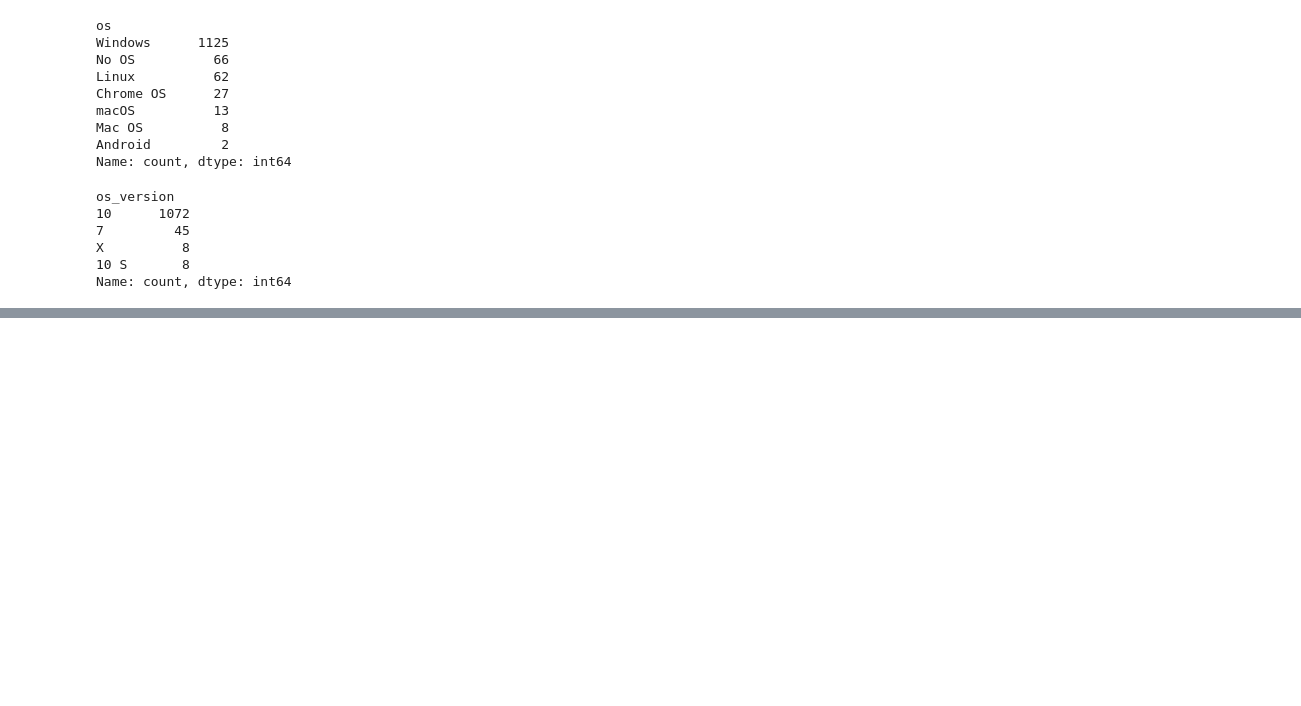
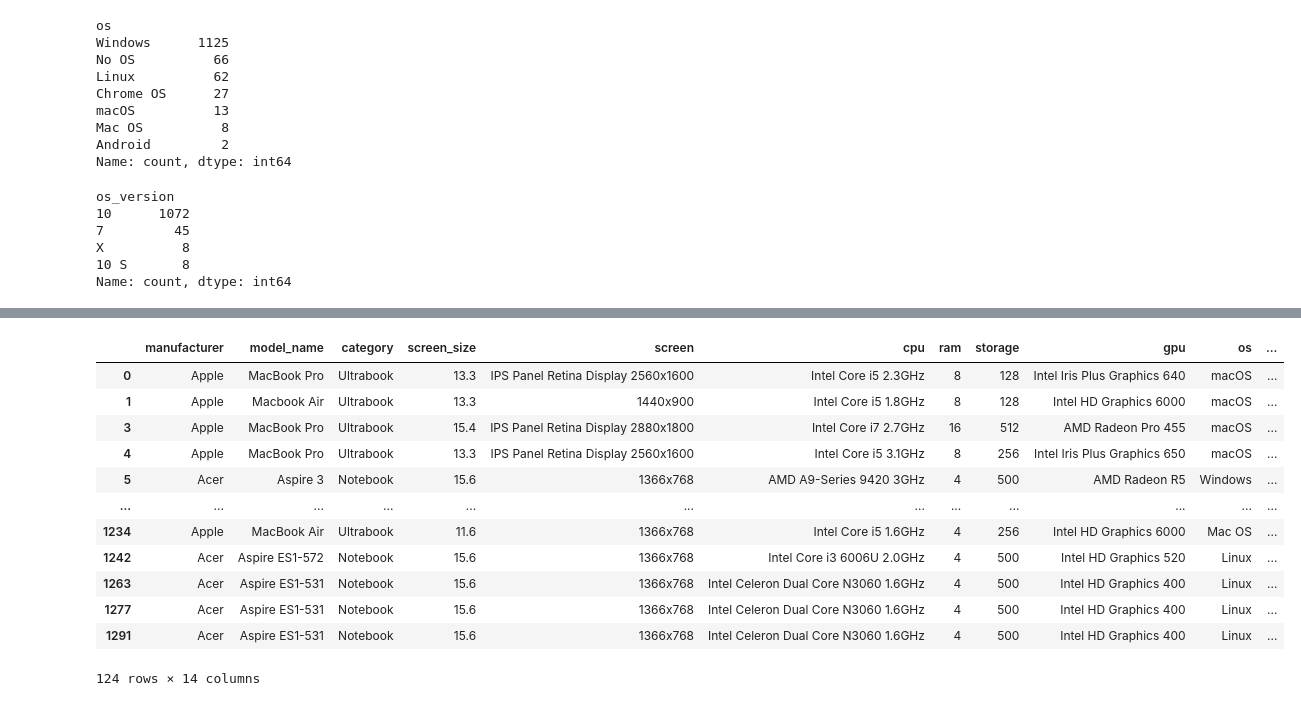
Before and after one commit to ChiragAgrawal12/Project_AU, a Jupyter notebook: Pandas/Laptop.ipynb, the cells around one changed output, grey strips where cells are left out. Cells and saved outputs as stored; diff of their text form; code cells hidden in the pictures; blank space fills up the shorter version.

```diff
--- a/Pandas/Laptop.ipynb
+++ b/Pandas/Laptop.ipynb
@@ -318,0 +472,16 @@ Name: count, dtype: int64
+# %%
+df[df['manufacturer'].isin(['Apple','Acer'])]
+# %% [output]
+|  | manufacturer | model_name | category | screen_size | screen | cpu | ram | storage | gpu | os | ... |
+| 0 | Apple | MacBook Pro | Ultrabook | 13.3 | IPS Panel Retina Display 2560x1600 | Intel Core i5 2.3GHz | 8 | 128 | Intel Iris Plus Graphics 640 | macOS | ... |
+| 1 | Apple | Macbook Air | Ultrabook | 13.3 | 1440x900 | Intel Core i5 1.8GHz | 8 | 128 | Intel HD Graphics 6000 | macOS | ... |
+| 3 | Apple | MacBook Pro | Ultrabook | 15.4 | IPS Panel Retina Display 2880x1800 | Intel Core i7 2.7GHz | 16 | 512 | AMD Radeon Pro 455 | macOS | ... |
+| 4 | Apple | MacBook Pro | Ultrabook | 13.3 | IPS Panel Retina Display 2560x1600 | Intel Core i5 3.1GHz | 8 | 256 | Intel Iris Plus Graphics 650 | macOS | ... |
+| 5 | Acer | Aspire 3 | Notebook | 15.6 | 1366x768 | AMD A9-Series 9420 3GHz | 4 | 500 | AMD Radeon R5 | Windows | ... |
+| ... | ... | ... | ... | ... | ... | ... | ... | ... | ... | ... | ... |
+| 1234 | Apple | MacBook Air | Ultrabook | 11.6 | 1366x768 | Intel Core i5 1.6GHz | 4 | 256 | Intel HD Graphics 6000 | Mac OS | ... |
+| 1242 | Acer | Aspire ES1-572 | Notebook | 15.6 | 1366x768 | Intel Core i3 6006U 2.0GHz | 4 | 500 | Intel HD Graphics 520 | Linux | ... |
+| 1263 | Acer | Aspire ES1-531 | Notebook | 15.6 | 1366x768 | Intel Celeron Dual Core N3060 1.6GHz | 4 | 500 | Intel HD Graphics 400 | Linux | ... |
+| 1277 | Acer | Aspire ES1-531 | Notebook | 15.6 | 1366x768 | Intel Celeron Dual Core N3060 1.6GHz | 4 | 500 | Intel HD Graphics 400 | Linux | ... |
+| 1291 | Acer | Aspire ES1-531 | Notebook | 15.6 | 1366x768 | Intel Celeron Dual Core N3060 1.6GHz | 4 | 500 | Intel HD Graphics 400 | Linux | ... |
+124 rows × 14 columns
```
Also changed, not shown: parts of 18 cells of this notebook, 1 other file.
